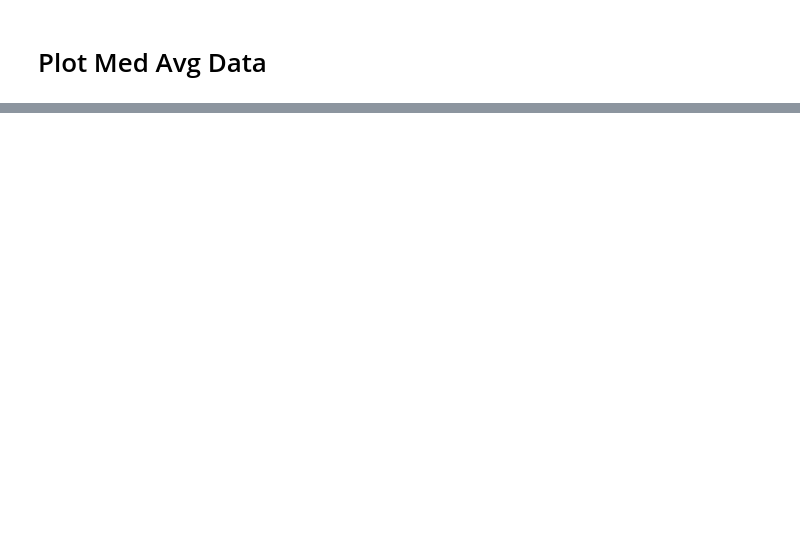
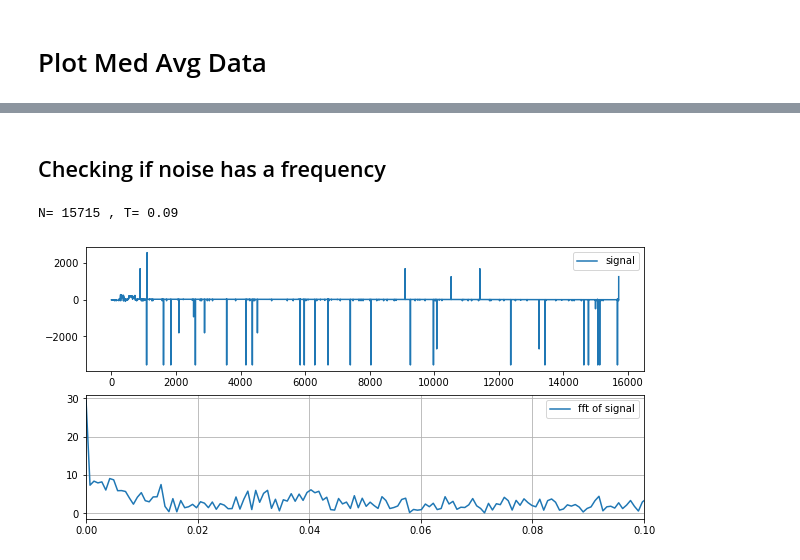
Before and after one commit to anne-mei/fydp-neofeed, a Jupyter notebook: signal_processing/For Sensor Analysis/2022-03-24 - Processing Unfiltered Data/Median Averaging.ipynb, the cells around one changed output, grey strips where cells are left out. Cells and saved outputs as stored; diff of their text form; code cells hidden in the pictures; blank space fills up the shorter version.

```diff
--- a/signal_processing/For Sensor Analysis/2022-03-24 - Processing Unfiltered Data/Median Averaging.ipynb
+++ b/signal_processing/For Sensor Analysis/2022-03-24 - Processing Unfiltered Data/Median Averaging.ipynb
@@ -320,0 +354,31 @@ Text(0.5, 0, 'Time (s)')
+# %% [markdown]
+## Checking if noise has a frequency
+# %%
+# temp_sig = flow_rate_light1_scaled[5950:-403]
+# temp_sig = flow_rate_light2_scaled  # [2500:-6]
+temp_sig = csv_data_30_light3 # [1000:12000]
+# temp_sig = flow_rate_light2_RAW[50:700]
+N = len(temp_sig)
+T = datapnt_delay/1000 # time_30_light2[1] - time_30_light2[0]  # 1.0 / 800.0  # difference between x values
+print('N=', N, ', T=', T)
+
+# x = np.linspace(0.0, N*T, N, endpoint=False)
+# y = np.sin(50.0 * 2.0*np.pi*x) + 0.5*np.sin(80.0 * 2.0*np.pi*x)
+yf = fft(temp_sig)
+xf = fftfreq(N, T)[:N//2]
+# import matplotlib.pyplot as plt
+plt.figure(figsize=(10,5))
+plt.subplot(211)
+# plt.title('flow_rate_light2_RAW[50:700]')
+plt.plot(temp_sig, label='signal')
+plt.legend()
+plt.subplot(212)
+plt.plot(xf, 2.0/N * np.abs(yf[0:N//2]), label='fft of signal')
+plt.legend()
+plt.grid()
+# plt.ylim([0,10])
+plt.xlim([0, 0.1])
+plt.show()
+# %% [output]
+N= 15715 , T= 0.09
+[figure, added]
```
Also changed, not shown: parts of 11 cells of this notebook, 8 other files.
